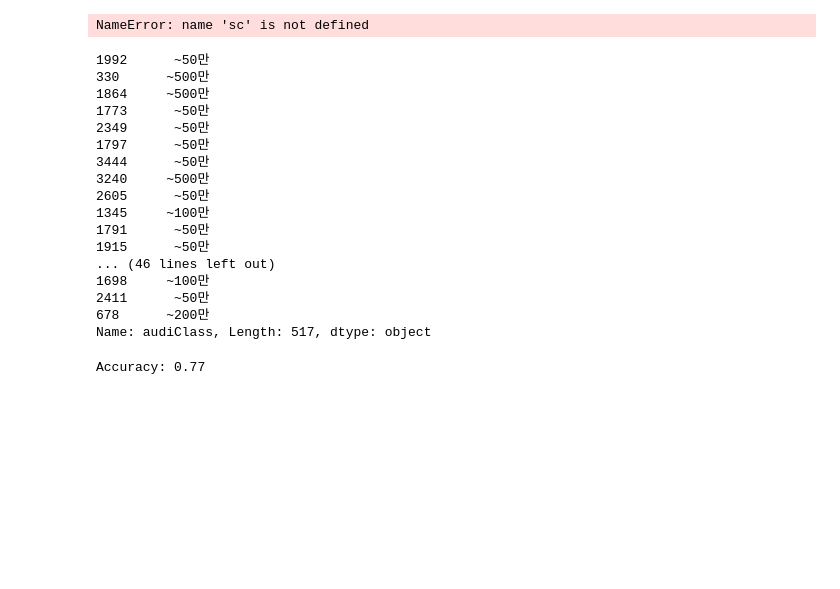
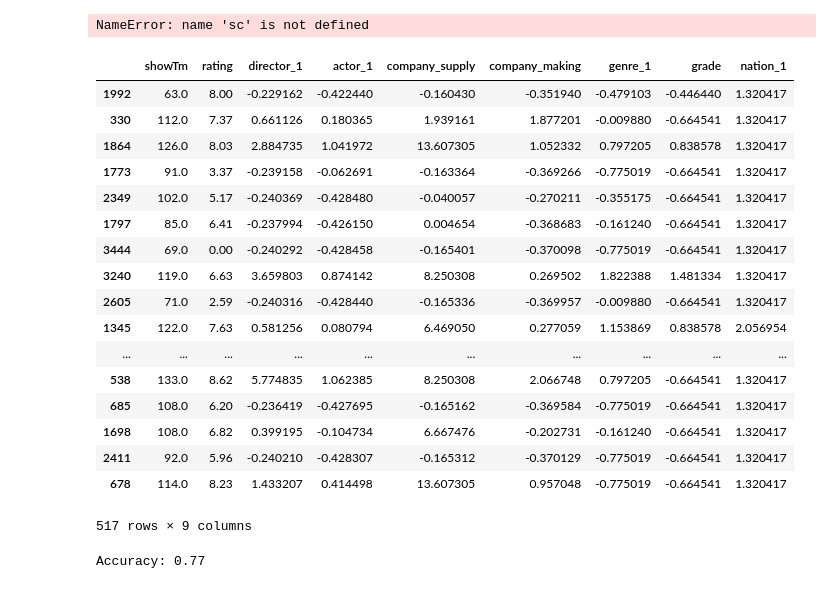
Before and after one commit to younghk/2019_Project_Graduation, a Jupyter notebook: Modeling.ipynb, the cells around one changed output. Cells and saved outputs as stored; diff of their text form; code cells hidden in the pictures; blank space fills up the shorter version.

```diff
--- a/Modeling.ipynb
+++ b/Modeling.ipynb
@@ -202,23 +207,3 @@ X_train_std = sc.transform(X_train)
 X_test_std = sc.transform(X_test)
 # %% [output]
 NameError: name 'sc' is not defined
-# %%
-y_train
-# %% [output]
-1992      ~50만
-330      ~500만
-1864     ~500만
-1773      ~50만
-2349      ~50만
-1797      ~50만
-3444      ~50만
-3240     ~500만
-2605      ~50만
-1345     ~100만
-1791      ~50만
-1915      ~50만
-... (46 lines left out)
-1698     ~100만
-2411      ~50만
-678      ~200만
-Name: audiClass, Length: 517, dtype: object
@@ -225,3 +213,24 @@ Name: audiClass, Length: 517, dtype: object
+# %%
+X_train
+# %% [output]
+|  | showTm | rating | director_1 | actor_1 | company_supply | company_making | genre_1 | grade | nation_1 |
+| 1992 | 63.0 | 8.00 | -0.229162 | -0.422440 | -0.160430 | -0.351940 | -0.479103 | -0.446440 | 1.320417 |
+| 330 | 112.0 | 7.37 | 0.661126 | 0.180365 | 1.939161 | 1.877201 | -0.009880 | -0.664541 | 1.320417 |
+| 1864 | 126.0 | 8.03 | 2.884735 | 1.041972 | 13.607305 | 1.052332 | 0.797205 | 0.838578 | 1.320417 |
+| 1773 | 91.0 | 3.37 | -0.239158 | -0.062691 | -0.163364 | -0.369266 | -0.775019 | -0.664541 | 1.320417 |
+| 2349 | 102.0 | 5.17 | -0.240369 | -0.428480 | -0.040057 | -0.270211 | -0.355175 | -0.664541 | 1.320417 |
+| 1797 | 85.0 | 6.41 | -0.237994 | -0.426150 | 0.004654 | -0.368683 | -0.161240 | -0.664541 | 1.320417 |
+| 3444 | 69.0 | 0.00 | -0.240292 | -0.428458 | -0.165401 | -0.370098 | -0.775019 | -0.664541 | 1.320417 |
+| 3240 | 119.0 | 6.63 | 3.659803 | 0.874142 | 8.250308 | 0.269502 | 1.822388 | 1.481334 | 1.320417 |
+| 2605 | 71.0 | 2.59 | -0.240316 | -0.428440 | -0.165336 | -0.369957 | -0.009880 | -0.664541 | 1.320417 |
+| 1345 | 122.0 | 7.63 | 0.581256 | 0.080794 | 6.469050 | 0.277059 | 1.153869 | 0.838578 | 2.056954 |
+| ... | ... | ... | ... | ... | ... | ... | ... | ... | ... |
+| 538 | 133.0 | 8.62 | 5.774835 | 1.062385 | 8.250308 | 2.066748 | 0.797205 | -0.664541 | 1.320417 |
+| 685 | 108.0 | 6.20 | -0.236419 | -0.427695 | -0.165162 | -0.369584 | -0.775019 | -0.664541 | 1.320417 |
+| 1698 | 108.0 | 6.82 | 0.399195 | -0.104734 | 6.667476 | -0.202731 | -0.161240 | -0.664541 | 1.320417 |
+| 2411 | 92.0 | 5.96 | -0.240210 | -0.428307 | -0.165312 | -0.370129 | -0.775019 | -0.664541 | 1.320417 |
+| 678 | 114.0 | 8.23 | 1.433207 | 0.414498 | 13.607305 | 0.957048 | -0.775019 | -0.664541 | 1.320417 |
+517 rows × 9 columns
 # %%
 from sklearn.metrics import accuracy_score
 
```
Also changed, not shown: parts of 19 cells of this notebook.
